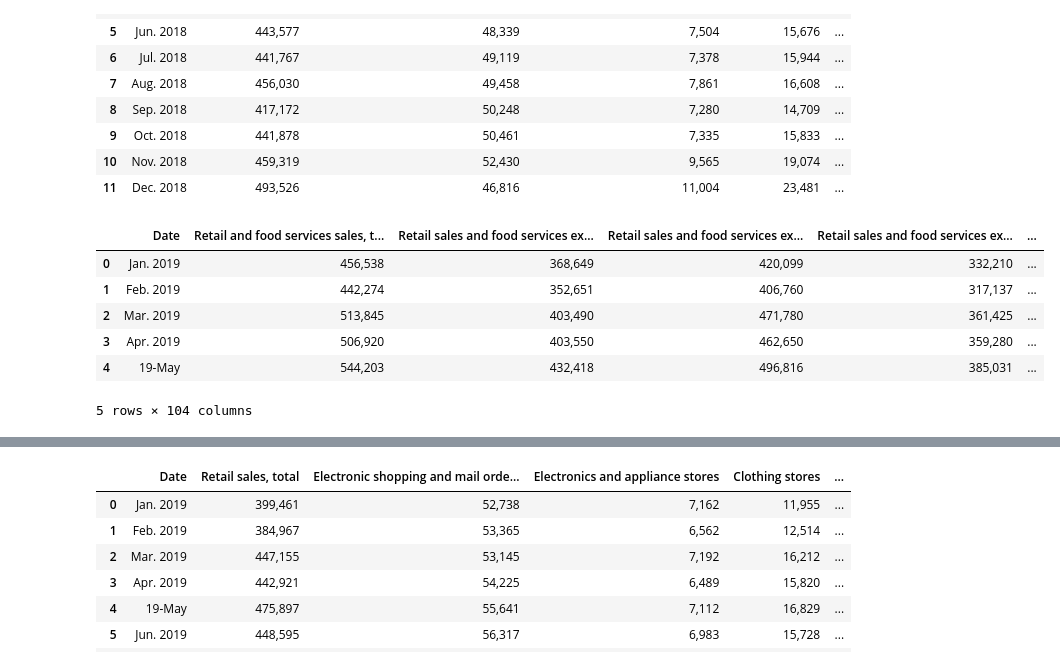
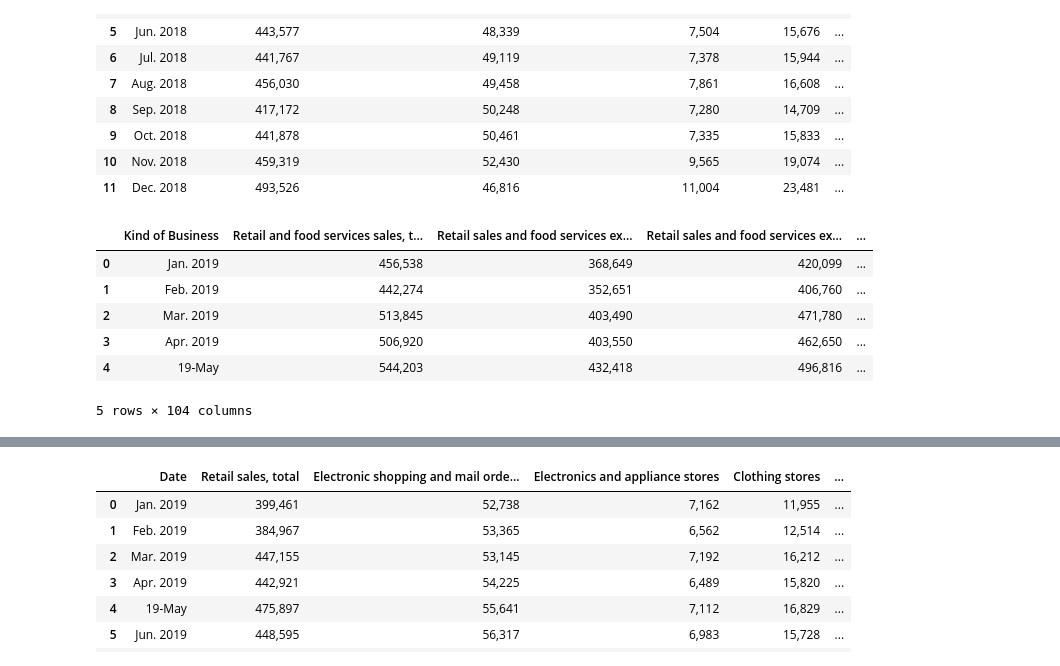
Before and after one commit to JordanJaner/ecommerce_social_media_ETL, a Jupyter notebook: appending.ipynb, the cells around one changed output, grey strips where cells are left out. Drawn from its saved outputs; the diff is of its cells as text; code cells hidden in the pictures.

```diff
--- a/appending.ipynb
+++ b/appending.ipynb
@@ -551,13 +571,12 @@ reduced_retail_18_df
 # %%
 retail_19_file = "Resources/retail_food_19.csv"
 retail_19_df = pd.read_csv(retail_19_file)
-retail_19_df = retail_19_df.rename(columns={'Kind of Business': 'Date'})
 retail_19_df.head()
 # %% [output]
-|  | Date | Retail and food services sales, t... | Retail sales and food services ex... | Retail sales and food services ex... | Retail sales and food services ex... | ... |
-| 0 | Jan. 2019 | 456,538 | 368,649 | 420,099 | 332,210 | ... |
-| 1 | Feb. 2019 | 442,274 | 352,651 | 406,760 | 317,137 | ... |
-| 2 | Mar. 2019 | 513,845 | 403,490 | 471,780 | 361,425 | ... |
-| 3 | Apr. 2019 | 506,920 | 403,550 | 462,650 | 359,280 | ... |
-| 4 | 19-May | 544,203 | 432,418 | 496,816 | 385,031 | ... |
+|  | Kind of Business | Retail and food services sales, t... | Retail sales and food services ex... | Retail sales and food services ex... | ... |
+| 0 | Jan. 2019 | 456,538 | 368,649 | 420,099 | ... |
+| 1 | Feb. 2019 | 442,274 | 352,651 | 406,760 | ... |
+| 2 | Mar. 2019 | 513,845 | 403,490 | 471,780 | ... |
+| 3 | Apr. 2019 | 506,920 | 403,550 | 462,650 | ... |
+| 4 | 19-May | 544,203 | 432,418 | 496,816 | ... |
 5 rows × 104 columns
```
Also changed, not shown: parts of 14 cells of this notebook, 4 other files.
